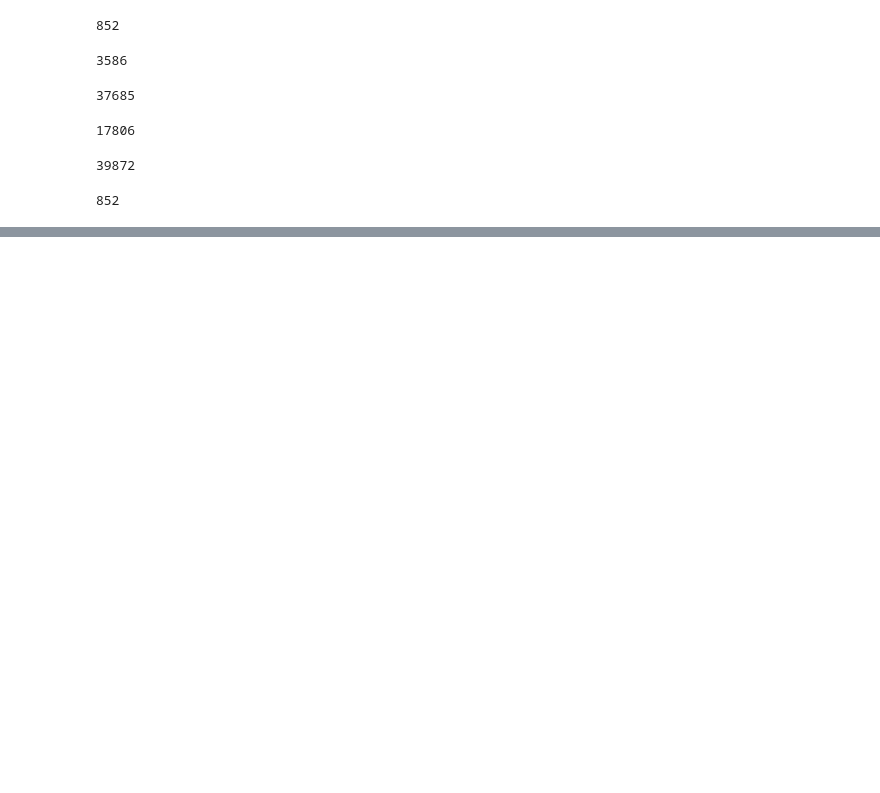
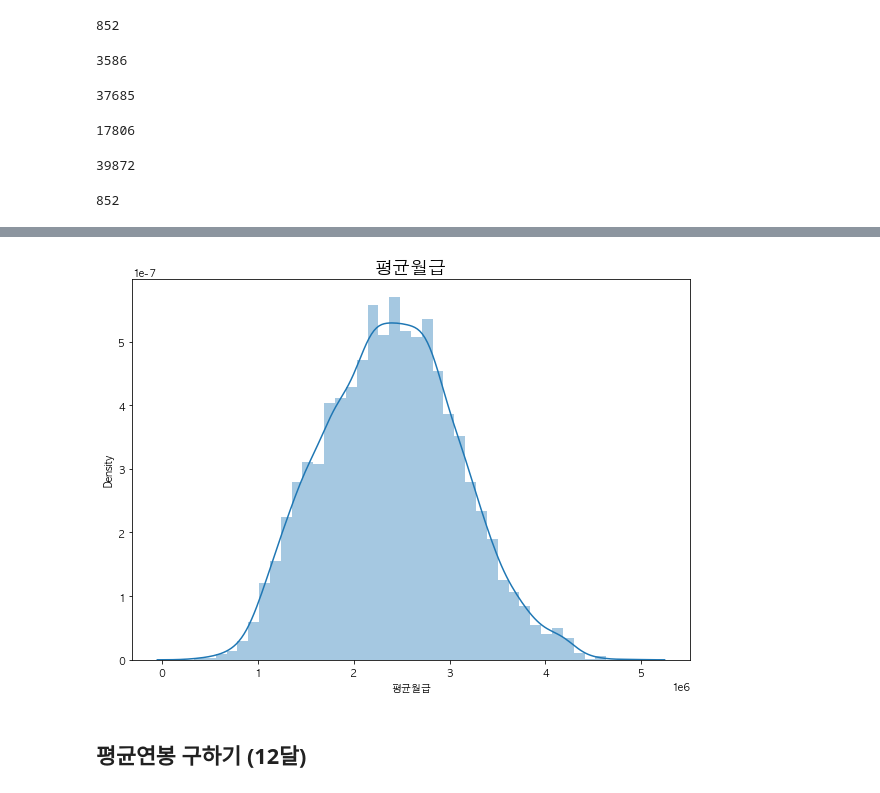
Before and after one commit to ilikeinow12/team2_wanted_onboarding, a Jupyter notebook: Data_sorting.ipynb, the cells around one changed output, grey strips where cells are left out. Saved outputs shown, nothing was run; the diff lists cells and outputs as text; code cells hidden in the pictures; blank space fills up the shorter version.

```diff
--- a/Data_sorting.ipynb
+++ b/Data_sorting.ipynb
@@ -186,0 +190,3 @@ len(value_2019)
+# %%
+group['인당보험료'] = group['월별_연금보험료'] / group['월별_직원수']
+print(group['인당보험료'])
@@ -186,0 +209,3 @@ len(value_2019)
+# %%
+group['평균월급'] = group['인당보험료'] / 9 * 100
+print(group['평균월급'])
@@ -186,0 +226,9 @@ len(value_2019)
+# %%
+plt.figure(figsize=(10, 7))
+sns.distplot(group.loc[group['평균월급'].notnull(), '평균월급'])
+plt.title('평균월급', fontsize=18)
+plt.show()
+# %% [output]
+[figure, added]
+# %% [markdown]
+## 평균연봉 구하기 (12달)
```
Also changed, not shown: parts of 18 cells of this notebook.
